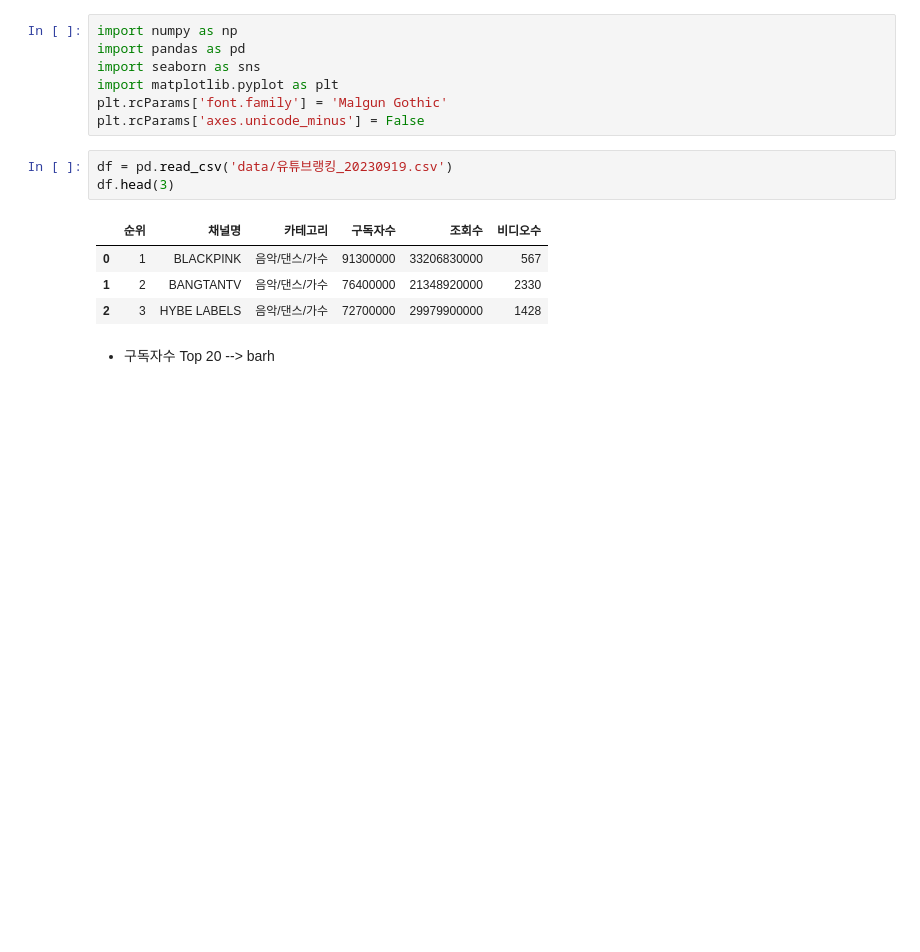
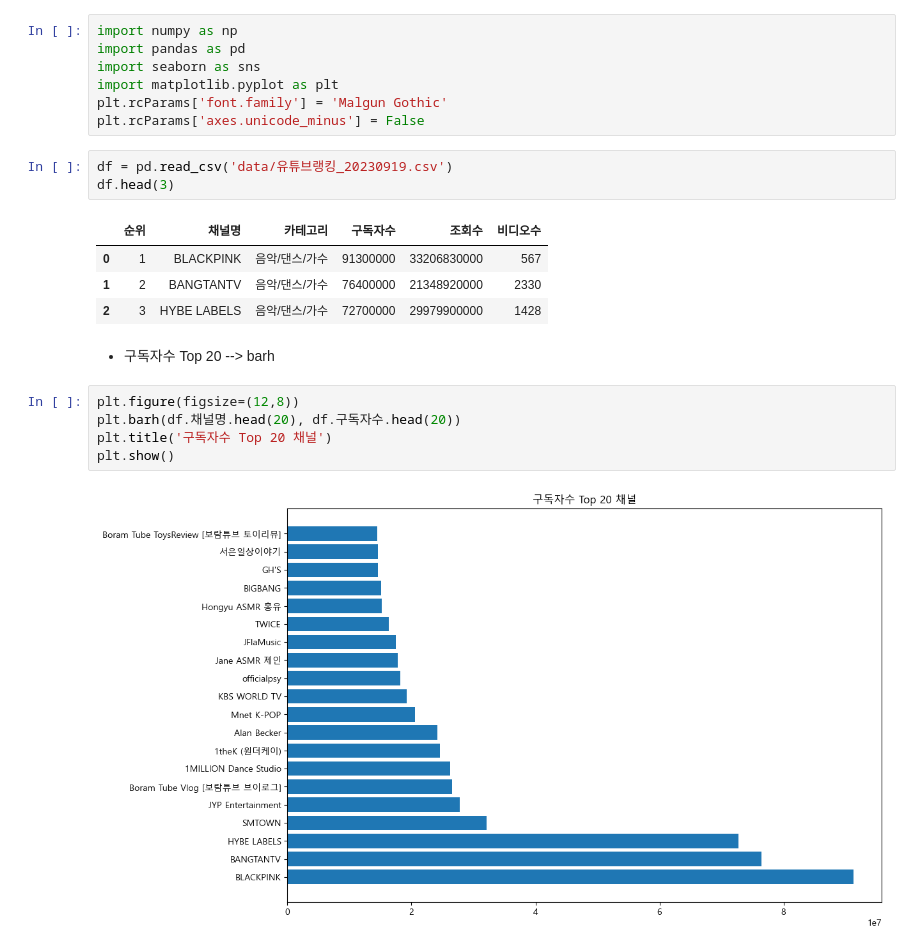
Before and after one commit to ckiekim/DataAnalysis-2023.09, a Jupyter notebook: 05.Crawling/13.유튜브랭킹_시각화.ipynb, the cells around one changed output. Drawn from its saved outputs; the diff is of its cells as text; blank space fills up the shorter version.

```diff
--- a/05.Crawling/13.유튜브랭킹_시각화.ipynb
+++ b/05.Crawling/13.유튜브랭킹_시각화.ipynb
@@ -17,3 +17,10 @@ df.head(3)
 | 2 | 3 | HYBE LABELS | 음악/댄스/가수 | 72700000 | 29979900000 | 1428 |
 # %% [markdown]
 - 구독자수 Top 20 --> barh
+# %%
+plt.figure(figsize=(12,8))
+plt.barh(df.채널명.head(20), df.구독자수.head(20))
+plt.title('구독자수 Top 20 채널')
+plt.show()
+# %% [output]
+[figure, added]
```
Also changed, not shown: parts of 12 cells of this notebook, 1 other file.
